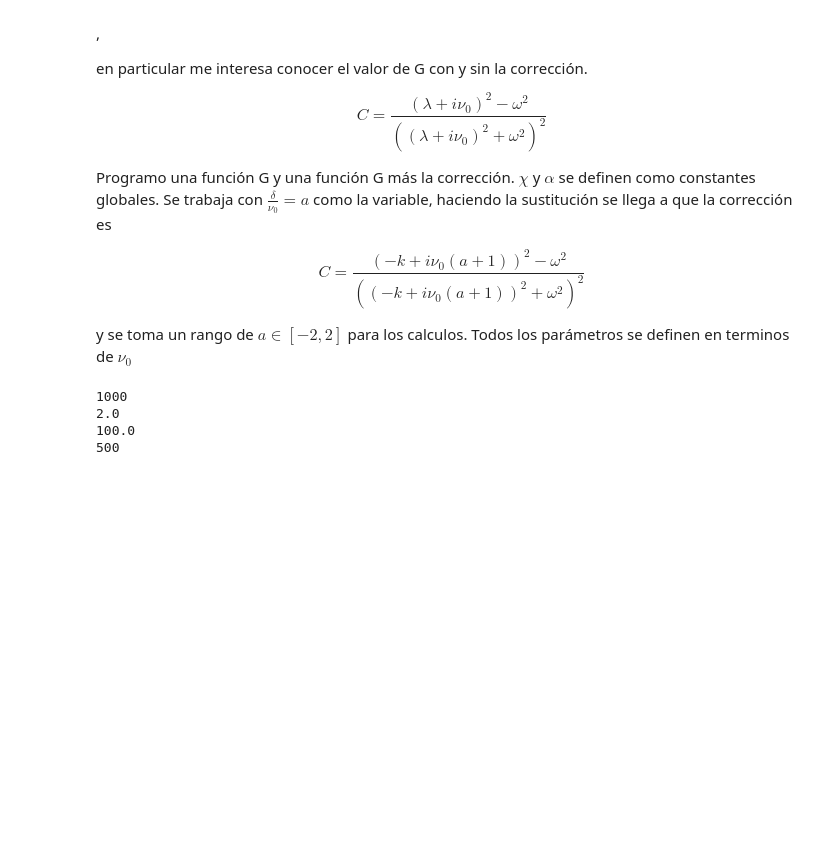
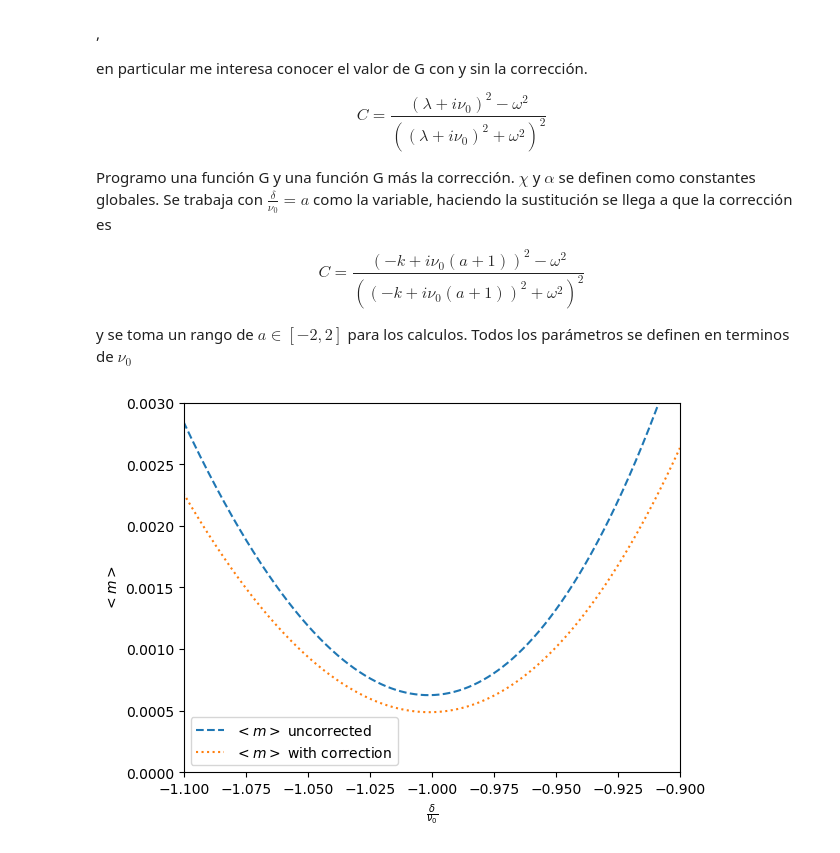
Before and after one commit to TigrisAltaica/PaperOptomechanicalCooling, a Jupyter notebook: Coeficientes A+ y A-.ipynb, the cells around one changed output. Cells and saved outputs as stored; diff of their text form; code cells hidden in the pictures; blank space fills up the shorter version.

```diff
--- a/Coeficientes A+ y A-.ipynb
+++ b/Coeficientes A+ y A-.ipynb
@@ -16,50 +16,39 @@ y se toma un rango de $a \in [-2,2]$ para los calculos. Todos los parámetros se
 # %%
 #Calcular temperatura
 
-nu0=1000
-m=500
-chi = 1
-alpha =1
-k = .5*nu0 #kappa es el decaimiento de la cavidad
-w = nu0/m;
-ep=nu0/10 #El valor de epsilon
+nu0=100000
+k =.05*nu0 #kappa es el decaimiento de la cavidad
+ep=1/10 #El valor de epsilon
+
 
 function Aminus(a,epsilon)
-    k*chi*alpha/(k^2+nu0^2*(a+1)^2)+real(im*epsilon*((-k+im*nu0*(a+1))^2-4*w^2)/((-k+im*nu0*(a+1))^2+4*w^2)^2)
+    (k/(k^2+(nu0^2)*(a+1)^2))-epsilon*(nu0^2*(a+1)^2*k+k*nu0^2+k^3)/((-nu0^2*(a+1)^2+k^2+nu0^2)^2+4*nu0^2*(a+1)^2*k^2)
 end
 
 function Aplus(a,epsilon)
-    k*chi*alpha/(k^2+nu0^2*(a-1)^2)+real(im*epsilon*((-k+im*nu0*(a-1))^2-4*w^2)/((-k+im*nu0*(a-1))^2+4*w^2)^2)
+    (k/(k^2+(nu0^2)*(a-1)^2))-epsilon*(nu0^2*(a-1)^2*k+k*nu0^2+k^3)/((-nu0^2*(a-1)^2+k^2+nu0^2)^2+4*nu0^2*(a-1)^2*k^2)
 end
-n=6
+
+
+n=12
 mesh =2^n
 y=Vector(undef,2^(n+2)+1)
 ye=Vector(undef,2^(n+2)+1)
 x=Vector(undef,2^(n+2)+1)
 temp=Vector(undef,2^(n+2)+1)
 tempe=Vector(undef,2^(n+2)+1)
+aminus=Vector(undef,2^(n+2)+1)
+aminuse=Vector(undef,2^(n+2)+1)
 i=1
-plotvariable=zeros(6,2^(n+2)+1)
+plotvariable=zeros(641,2^(n+2)+1)
 asdf=[]
+scale=1
 
-for j=0:1:5
-    for a=-2:1/mesh:2
-        temp[i]=Aplus(a,0)/(Aminus(a,0)-Aplus(a,0))
-        tempe[i]=Aplus(a,ep*j)/(Aminus(a,ep*j)-Aplus(a,ep*j))
-        x[i]=a
-        plotvariable[j+1,i]=tempe[i]
-        i+=1
-    end
-    push!(asdf,plotvariable[j+1,:])
-    i=1
+for a=-2:1/mesh:2
+    temp[i]=Aplus(a,0)/(Aminus(a,0)-Aplus(a,0))
+    tempe[i]=Aplus(a,ep)/(Aminus(a,ep)-Aplus(a,ep))
+    aminus[i]=Aminus(a,0)
+    aminuse[i]=Aminus(a,ep)
+    x[i]=a
+    i+=1
 end
-
-println(nu0)
-println(w)
-println(ep)
-println(m)
-# %% [output]
-1000
-2.0
-100.0
-500
@@ -105,0 +55,11 @@ end
+# %%
+plot(x,temp,linestyle="--",label=L"$<m>$ uncorrected")
+plot(x,tempe,linestyle=":",label=L"$<m>$ with correction")
+xlim(-1.10,-.9)
+ylim(0,0.003)
+xlabel(L"\frac{\delta}{\nu_0}")
+ylabel(L"<m>")
+legend()
+savefig("TempGorden1.pdf")
+# %% [output]
+[figure, added]
```
Also changed, not shown: parts of 20 cells of this notebook, 5 other files.
